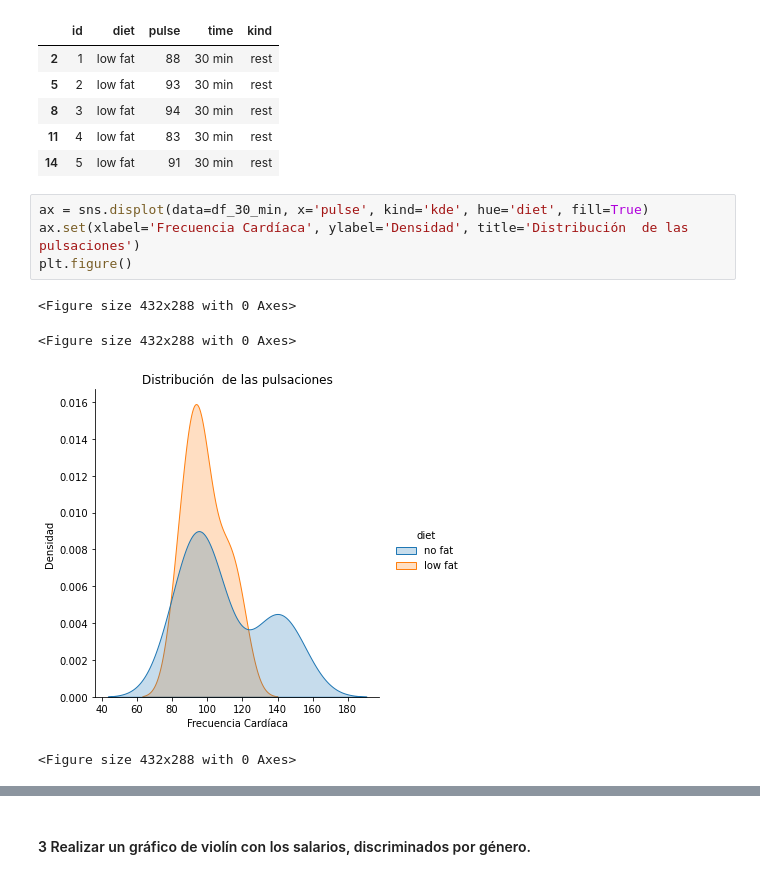
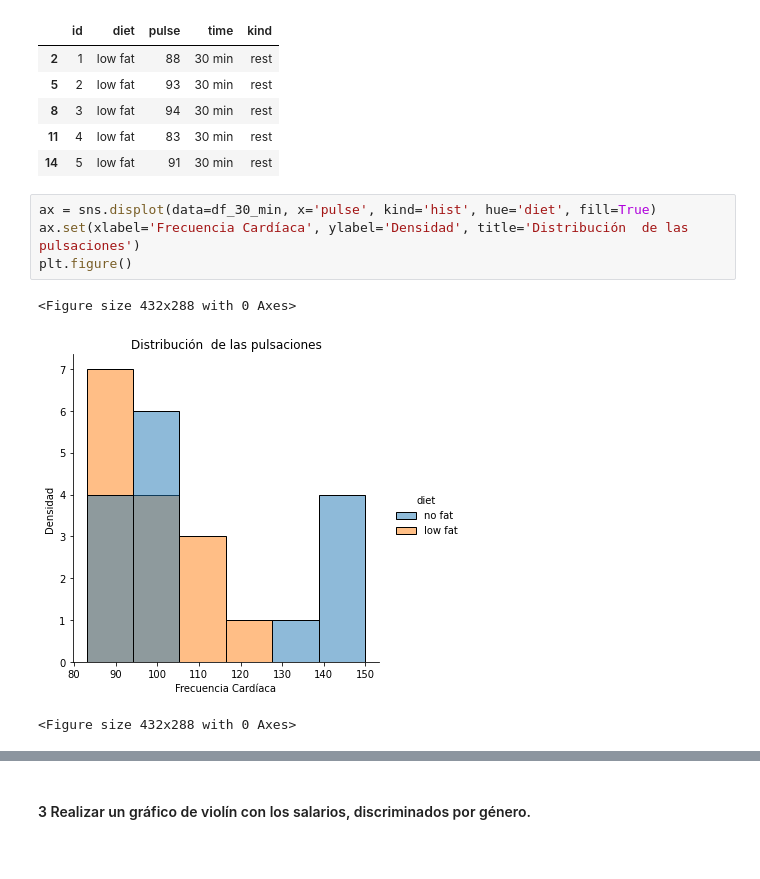
Before and after one commit to chopliszt/data-science-coder, a Jupyter notebook: Desafío 4/Desafío 4.ipynb, the cells around one changed output, grey strips where cells are left out. Cells and saved outputs as stored; diff of their text form.

```diff
--- a/Desafío 4/Desafío 4.ipynb
+++ b/Desafío 4/Desafío 4.ipynb
@@ -79,11 +79,10 @@ df_30_min.head()
 | 11 | 4 | low fat | 83 | 30 min | rest |
 | 14 | 5 | low fat | 91 | 30 min | rest |
 # %%
-ax = sns.displot(data=df_30_min, x='pulse', kind='kde', hue='diet', fill=True)
+ax = sns.displot(data=df_30_min, x='pulse', kind='hist', hue='diet', fill=True)
 ax.set(xlabel='Frecuencia Cardíaca', ylabel='Densidad', title='Distribución  de las pulsaciones')
 plt.figure()
 # %% [output]
 <Figure size 432x288 with 0 Axes>
+[figure, new version]
 <Figure size 432x288 with 0 Axes>
-[figure, old version]
-<Figure size 432x288 with 0 Axes>
```
Also changed, not shown: parts of 3 cells of this notebook.
